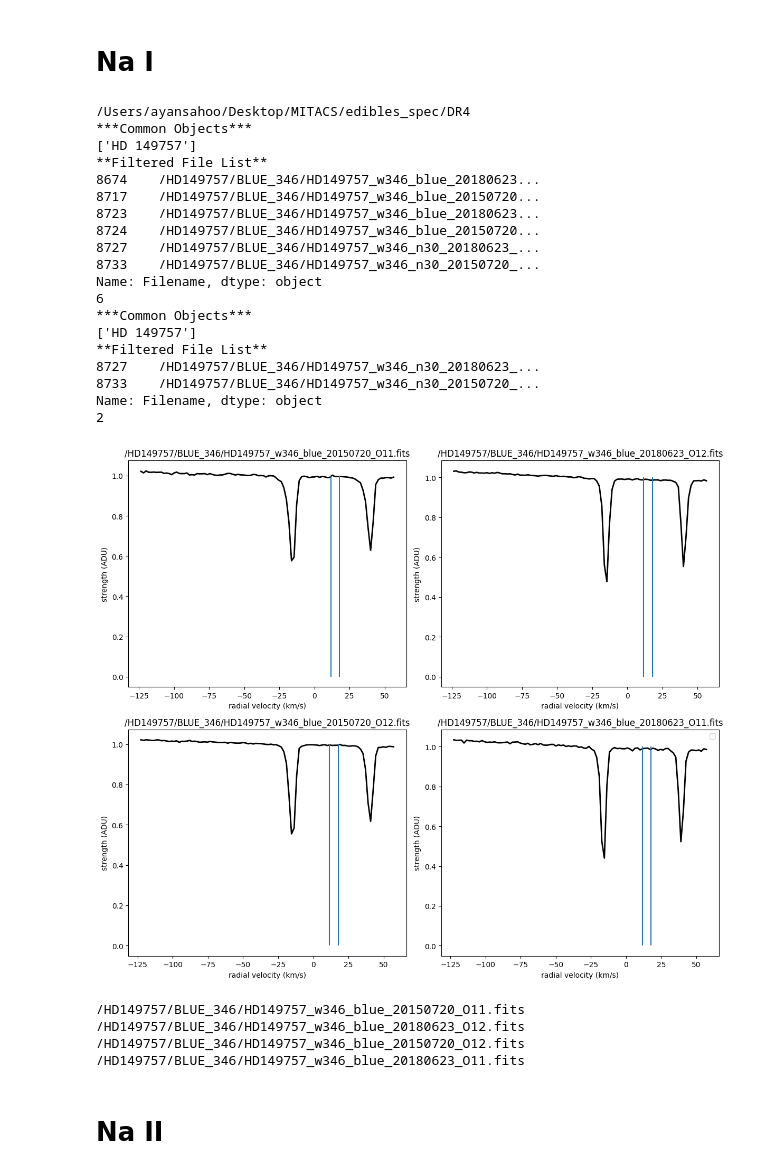
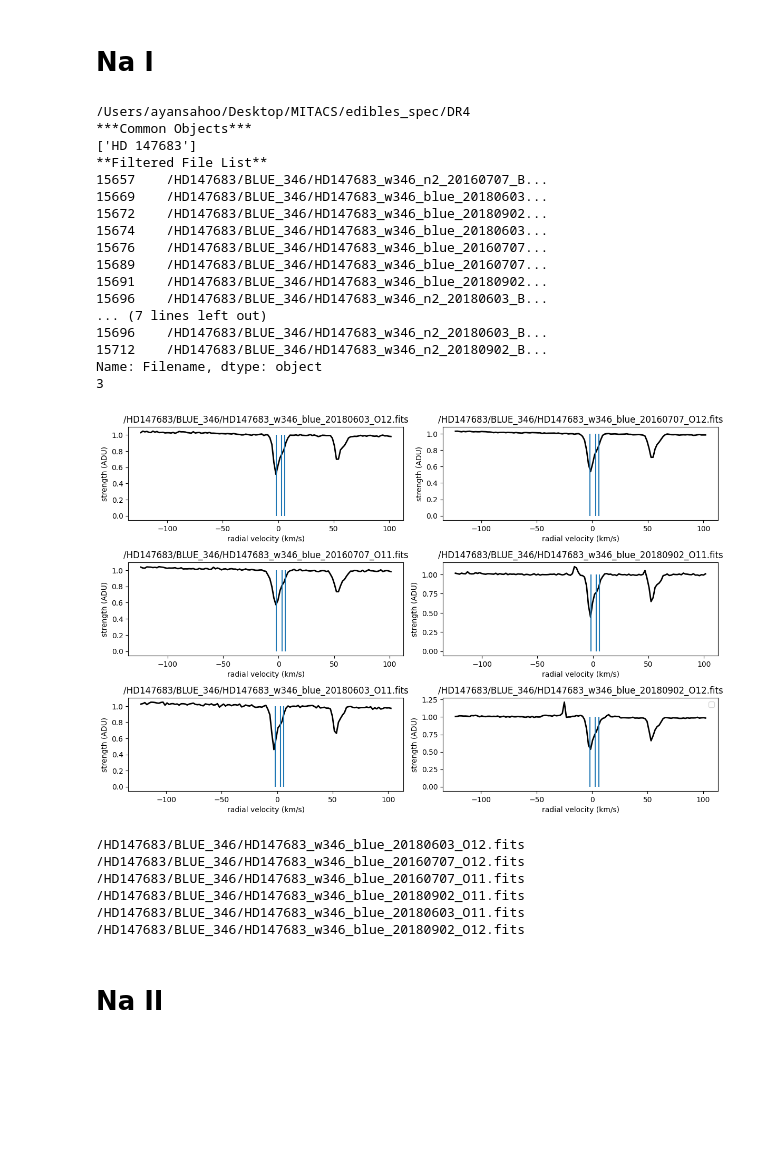
Before and after one commit to AyanS13/edibles, a Jupyter notebook: cloud_checker.ipynb, the cells around one changed output. Saved outputs shown, nothing was run; the diff lists cells and outputs as text; code cells hidden in the pictures; blank space fills up the shorter version.

```diff
--- a/cloud_checker.ipynb
+++ b/cloud_checker.ipynb
@@ -12,7 +12,7 @@ from scipy.interpolate import CubicSpline
 # %% [markdown]
 # Na I
 # %%
-sightline = "HD 149757"
+sightline = "HD 147683"
 pythia = EdiblesOracle()
 List_1 = pythia.getFilteredObsList(object=[sightline], MergedOnly=False, Wave=3302)
 test_1 = List_1.values.tolist()
@@ -26,10 +26,11 @@ test = list(test)
 
 lambda0 = [3302.368, 3302.978]
 ref_wave = 3302.368
-cl_1 = 17.8
-cl_2 = 11.6
-# cl_3 = -5.4
-# cl_3 = -11
+cl_1 = -2
+cl_2 = 3
+cl_3 = 6
+# cl_4 = -36
+# cl_5 = -7
 # f = [0.005450, 0.005450]
 # gamma = [1e8,1e8]
 # b = [3.5, 3.5]
@@ -43,7 +44,7 @@ l = len(test)
 rows = l//2 + 1
 
 # Create a figure and an array of subplots (3x3 grid)
-fig, axs = plt.subplots(rows, 2, figsize=(12, 15))
+fig, axs = plt.subplots(rows, 2, figsize=(12,10))#(12, 15))
 
 # Flatten the 2D array of axes to easily index them in a single loop
 axs = axs.flatten()
@@ -51,7 +52,7 @@ axs = axs.flatten()
 for i in range(len(test)):
     #++++++++++++++++++++++++++++++++++++++++++++++++++++++++++++++++++++++
     # Define the wavelength range and fetch the spectrum
-    wrange = [3301, 3303]
+    wrange = [3301, 3303.5]
     sp = EdiblesSpectrum(test[i])
     sp.getSpectrum(xmin=wrange[0], xmax=wrange[1])
     wave = sp.bary_wave
@@ -70,8 +71,9 @@ for i in range(len(test)):
     axs[i].plot(3*(10**5)*(wave-ref_wave)/ref_wave, flux, color='k', linewidth=2)
     axs[i].vlines(x=cl_1, ymin=0, ymax=1)
     axs[i].vlines(x=cl_2, ymin=0, ymax=1)
-    # axs[i].vlines(x=cl_3, ymin=0, ymax=1)
+    axs[i].vlines(x=cl_3, ymin=0, ymax=1)
     # axs[i].vlines(x=cl_4, ymin=0, ymax=1)
+    # axs[i].vlines(x=cl_5, ymin=0, ymax=1)
 
     # y = np.ones(len(wave))
     # axs[i].plot(wave, y)
@@ -79,53 +81,53 @@ for i in range(len(test)):
 
     # model = voigt_absorption_line_new(wavegrid=wave, f= f, lambda0=lambda0, gamma=gamma,
     #                    b=b, B_vary=B_vary, N=N, v_rad=v_rad, v_resolution=v_resolution, map =[0,1])
 
     # axs[i].plot(wave, model)
 
     # Set title for each subplot
     axs[i].set_title(str(test[i]))
 
     # Set x and y labels for each subplot
     axs[i].set_xlabel('radial velocity (km/s)')
     axs[i].set_ylabel('strength (ADU)')
 
 # Hide the unused subplots
 for j in range(len(test), len(axs)):
     fig.delaxes(axs[j])
 # Adjust the layout so titles and labels fit well
 plt.tight_layout()
 plt.legend()
 # Show the plot
 plt.show()
 
 
 for i in test:
     print(i)
 # %% [output]
 /Users/ayansahoo/Desktop/MITACS/edibles_spec/DR4
 ***Common Objects***
-['HD 149757']
+['HD 147683']
 **Filtered File List**
-8674    /HD149757/BLUE_346/HD149757_w346_blue_20180623...
-8717    /HD149757/BLUE_346/HD149757_w346_blue_20150720...
-8723    /HD149757/BLUE_346/HD149757_w346_blue_20180623...
-8724    /HD149757/BLUE_346/HD149757_w346_blue_20150720...
-8727    /HD149757/BLUE_346/HD149757_w346_n30_20180623_...
-8733    /HD149757/BLUE_346/HD149757_w346_n30_20150720_...
+15657    /HD147683/BLUE_346/HD147683_w346_n2_20160707_B...
+15669    /HD147683/BLUE_346/HD147683_w346_blue_20180603...
+15672    /HD147683/BLUE_346/HD147683_w346_blue_20180902...
+15674    /HD147683/BLUE_346/HD147683_w346_blue_20180603...
+15676    /HD147683/BLUE_346/HD147683_w346_blue_20160707...
+15689    /HD147683/BLUE_346/HD147683_w346_blue_20160707...
+15691    /HD147683/BLUE_346/HD147683_w346_blue_20180902...
+15696    /HD147683/BLUE_346/HD147683_w346_n2_20180603_B...
+... (7 lines left out)
+15696    /HD147683/BLUE_346/HD147683_w346_n2_20180603_B...
+15712    /HD147683/BLUE_346/HD147683_w346_n2_20180902_B...
 Name: Filename, dtype: object
-6
-***Common Objects***
-['HD 149757']
-**Filtered File List**
-8727    /HD149757/BLUE_346/HD149757_w346_n30_20180623_...
-8733    /HD149757/BLUE_346/HD149757_w346_n30_20150720_...
-Name: Filename, dtype: object
-2
+3
-[figure, old version]
+[figure, new version]
-/HD149757/BLUE_346/HD149757_w346_blue_20150720_O11.fits
-/HD149757/BLUE_346/HD149757_w346_blue_20180623_O12.fits
-/HD149757/BLUE_346/HD149757_w346_blue_20150720_O12.fits
-/HD149757/BLUE_346/HD149757_w346_blue_20180623_O11.fits
+/HD147683/BLUE_346/HD147683_w346_blue_20180603_O12.fits
+/HD147683/BLUE_346/HD147683_w346_blue_20160707_O12.fits
+/HD147683/BLUE_346/HD147683_w346_blue_20160707_O11.fits
+/HD147683/BLUE_346/HD147683_w346_blue_20180902_O11.fits
+/HD147683/BLUE_346/HD147683_w346_blue_20180603_O11.fits
+/HD147683/BLUE_346/HD147683_w346_blue_20180902_O12.fits
 # %% [markdown]
 # Na II
 # %%
```
Also changed, not shown: parts of 3 cells of this notebook, 4 other files.
